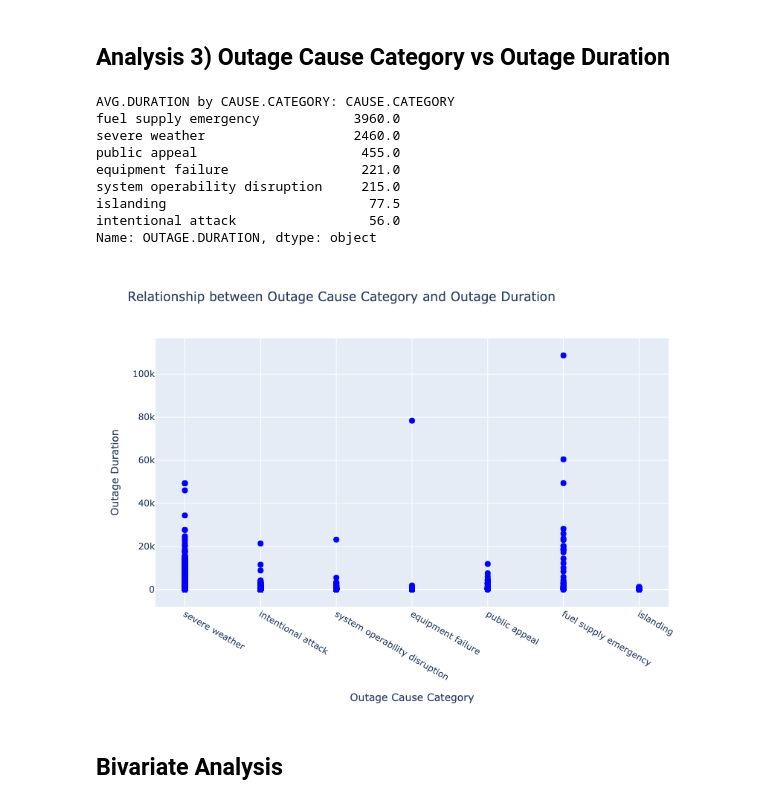
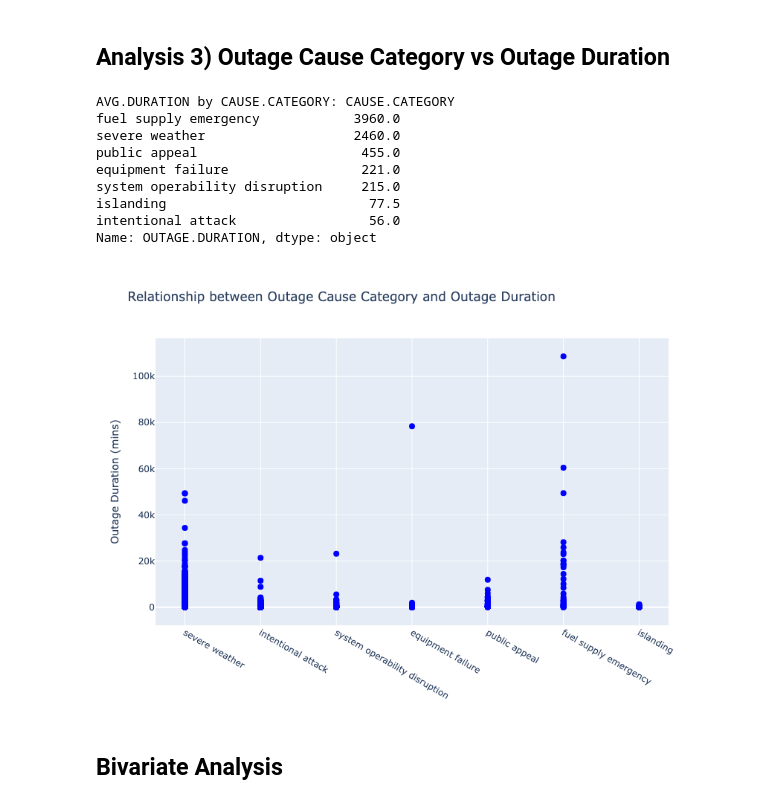
Before and after one commit to djlisbonne/power_outage_analysis, a Jupyter notebook: portfolio.ipynb, the cells around one changed output. Saved outputs shown, nothing was run; the diff lists cells and outputs as text; code cells hidden in the pictures.

```diff
--- a/portfolio.ipynb
+++ b/portfolio.ipynb
@@ -187,25 +170,0 @@ See the caveats in the documentation: https://pandas.pydata.org/pandas-docs/stab
-# %%
-fig = go.Figure()
-
-# Add scatter plot to the figure
-fig.add_trace(go.Scatter(
-    x=df2['OUTAGE.MONTH'],
-    y=df2['OUTAGE.DURATION'],
-    mode='markers',
-    marker=dict(color='blue', size=8),
-    name='Power Outages'
-))
-
-# Add titles and labels
-fig.update_layout(
-    title='Relationship between OUTAGE.MONTH and OUTAGE.DURATION',
-    xaxis_title='Outage Month',
-    yaxis_title='Outage Duration (hours)',
-    xaxis=dict(dtick=1),
-    template='plotly',
-    height=600,
-    width=800
-)
-
-# Show the interactive plot
-fig.show()
@@ -216,21 +173,24 @@ fig.show()
 # %%
 df3 = df_interest[['CAUSE.CATEGORY', 'OUTAGE.DURATION']]
 average_outage_duration = df3.groupby('CAUSE.CATEGORY')['OUTAGE.DURATION'].median().sort_values(ascending=False)
 print(f"AVG.DURATION by CAUSE.CATEGORY: {average_outage_duration}")
-labels = {'title': 'Relationship between Outage Cause Category and Outage Duration',
-         'xtitle': 'Outage Cause Category',
-         'ytitle': 'Outage Duration'}
+labels = {
+    'title': 'Relationship between Outage Cause Category and Outage Duration',
+     'xtitle': 'Outage Cause Category',
+     'ytitle': 'Outage Duration (mins)',
+     }
 f3 = gen_uni_scatter(df3['CAUSE.CATEGORY'], df3['OUTAGE.DURATION'], labels)
 f3.show()
+fig.write_html('fig3.html', include_plotlyjs='cdn')
 # %% [output]
 AVG.DURATION by CAUSE.CATEGORY: CAUSE.CATEGORY
 fuel supply emergency            3960.0
 severe weather                   2460.0
 public appeal                     455.0
 equipment failure                 221.0
 system operability disruption     215.0
 islanding                          77.5
 intentional attack                 56.0
 Name: OUTAGE.DURATION, dtype: object
-[figure, old version]
+[figure, new version]
 # %%
```
Also changed, not shown: parts of 14 cells of this notebook, 6 other files.
